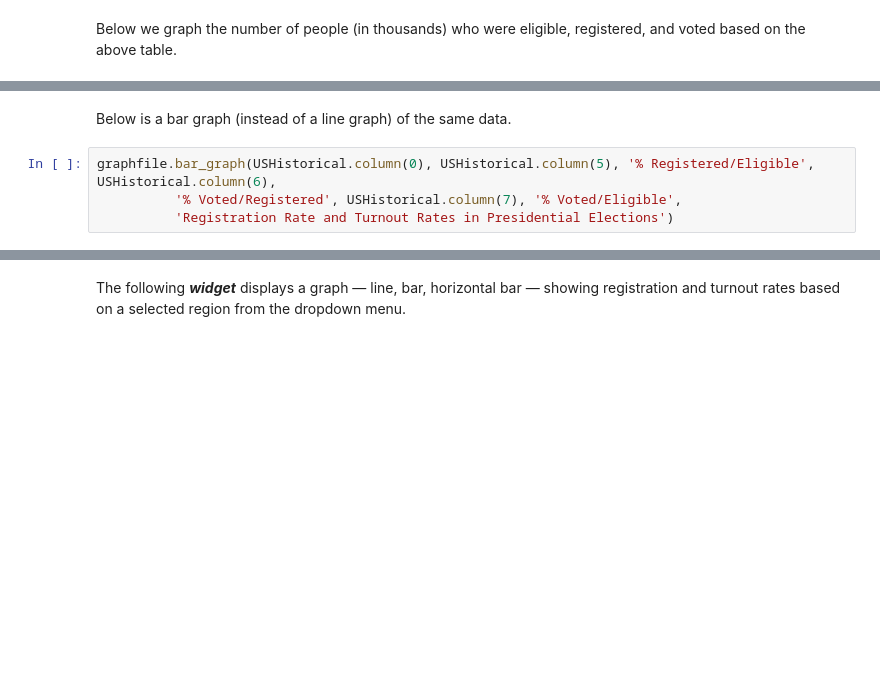
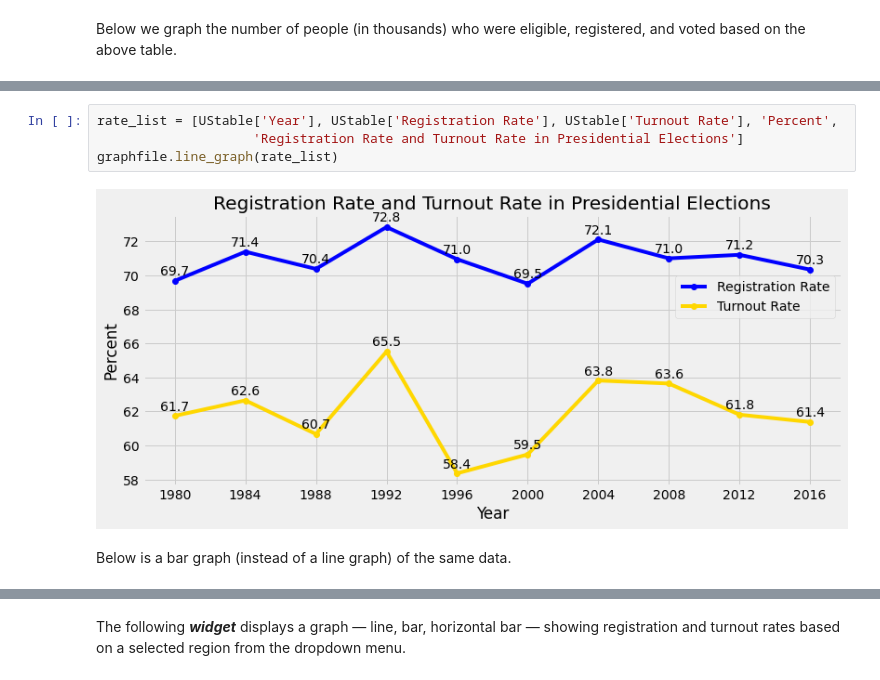
Before and after one commit to Mills-College-Data-Science/COLL80-Voting-F20, a Jupyter notebook: Voting.ipynb, the cells around one changed output, grey strips where cells are left out. Saved outputs shown, nothing was run; the diff lists cells and outputs as text; blank space fills up the shorter version.

```diff
--- a/Voting.ipynb
+++ b/Voting.ipynb
@@ -198,6 +163,8 @@ graphfile.line_graph(USHistorical.column(0), USHistorical.column(5), '% Register
+# %%
+rate_list = [UStable['Year'], UStable['Registration Rate'], UStable['Turnout Rate'], 'Percent',
+                    'Registration Rate and Turnout Rate in Presidential Elections']
+graphfile.line_graph(rate_list)
+# %% [output]
+[figure, added]
 # %% [markdown]
 Below is a bar graph (instead of a line graph) of the same data.
-# %%
-graphfile.bar_graph(USHistorical.column(0), USHistorical.column(5), '% Registered/Eligible', USHistorical.column(6),
-          '% Voted/Registered', USHistorical.column(7), '% Voted/Eligible',
-          'Registration Rate and Turnout Rates in Presidential Elections')
```
Also changed, not shown: parts of 53 cells of this notebook, 4 other files.
